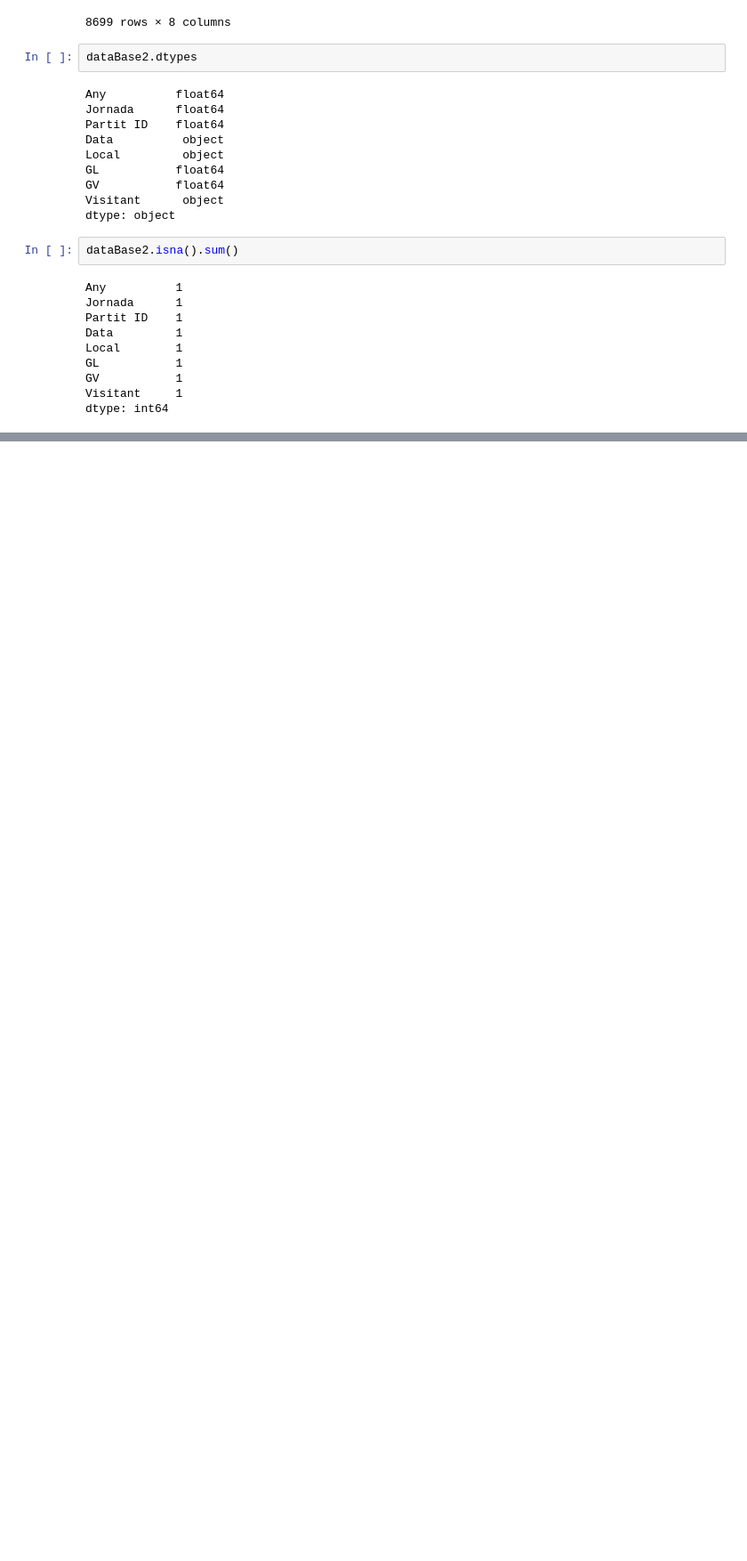
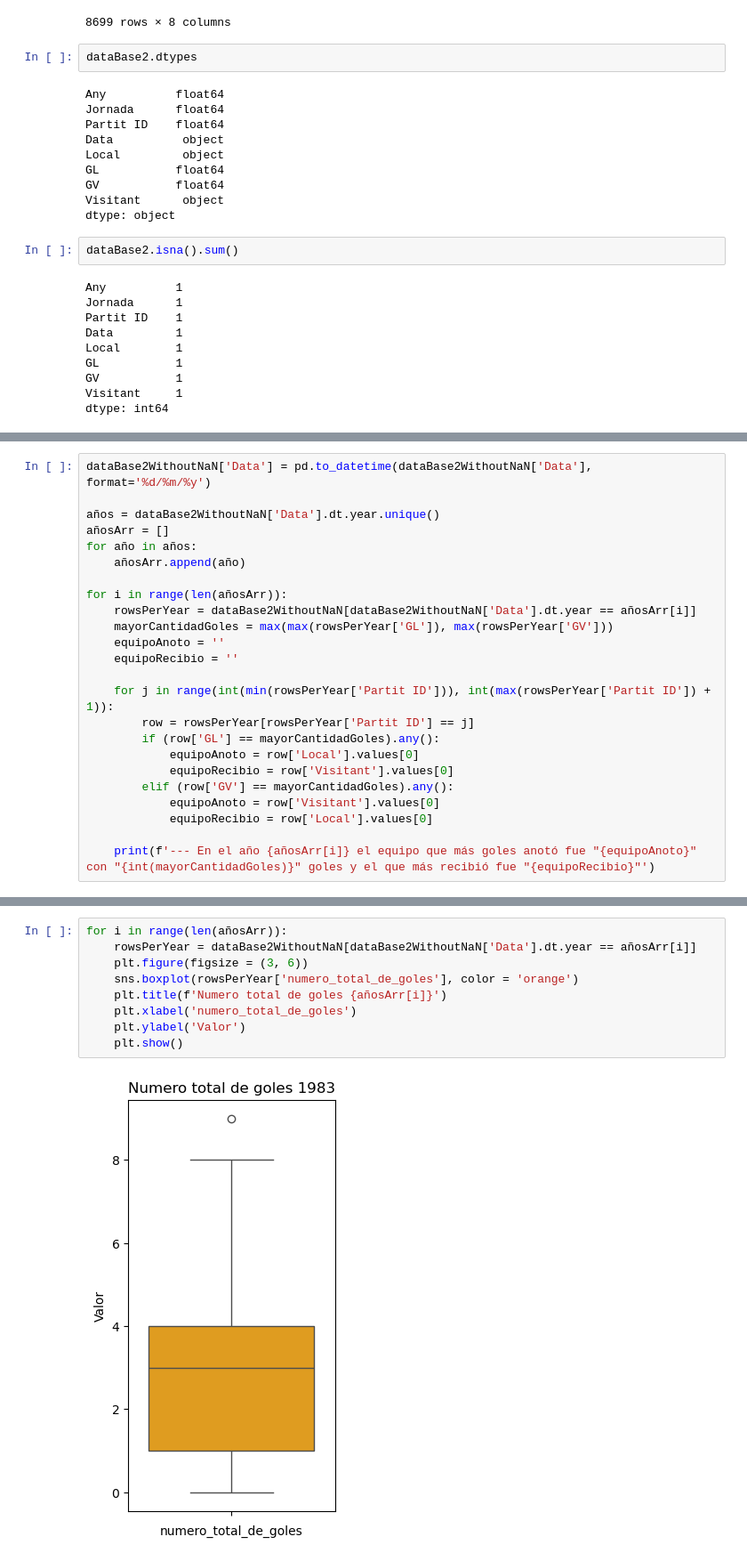
Before and after one commit to santiago861/Statistics, a Jupyter notebook: Weekly Exercises/week1/tarea1.ipynb, the cells around one changed output, grey strips where cells are left out. Shown at 89% size. Cells and saved outputs as stored; diff of their text form; blank space fills up the shorter version.

```diff
--- a/Weekly Exercises/week1/tarea1.ipynb
+++ b/Weekly Exercises/week1/tarea1.ipynb
@@ -258,0 +360,24 @@ dataBase2WithoutNaN = dataBase2.dropna()
+# %%
+dataBase2WithoutNaN['Data'] = pd.to_datetime(dataBase2WithoutNaN['Data'], format='%d/%m/%y')
+
+años = dataBase2WithoutNaN['Data'].dt.year.unique()
+añosArr = []
+for año in años:
+    añosArr.append(año)
+
+for i in range(len(añosArr)):
+    rowsPerYear = dataBase2WithoutNaN[dataBase2WithoutNaN['Data'].dt.year == añosArr[i]]
+    mayorCantidadGoles = max(max(rowsPerYear['GL']), max(rowsPerYear['GV']))
+    equipoAnoto = ''
+    equipoRecibio = ''
+
+    for j in range(int(min(rowsPerYear['Partit ID'])), int(max(rowsPerYear['Partit ID']) + 1)):
+        row = rowsPerYear[rowsPerYear['Partit ID'] == j]
+        if (row['GL'] == mayorCantidadGoles).any():
+            equipoAnoto = row['Local'].values[0]
+            equipoRecibio = row['Visitant'].values[0]
+        elif (row['GV'] == mayorCantidadGoles).any():
+            equipoAnoto = row['Visitant'].values[0]
+            equipoRecibio = row['Local'].values[0]
+
+    print(f'--- En el año {añosArr[i]} el equipo que más goles anotó fue "{equipoAnoto}" con "{int(mayorCantidadGoles)}" goles y el que más recibió fue "{equipoRecibio}"')
@@ -260,0 +409,11 @@ dataBase2WithoutNaN = dataBase2.dropna()
+# %%
+for i in range(len(añosArr)):
+    rowsPerYear = dataBase2WithoutNaN[dataBase2WithoutNaN['Data'].dt.year == añosArr[i]]
+    plt.figure(figsize = (3, 6))
+    sns.boxplot(rowsPerYear['numero_total_de_goles'], color = 'orange')
+    plt.title(f'Numero total de goles {añosArr[i]}')
+    plt.xlabel('numero_total_de_goles')
+    plt.ylabel('Valor')
+    plt.show()
+# %% [output]
+[figure, added]
```
Also changed, not shown: parts of 13 cells of this notebook.
